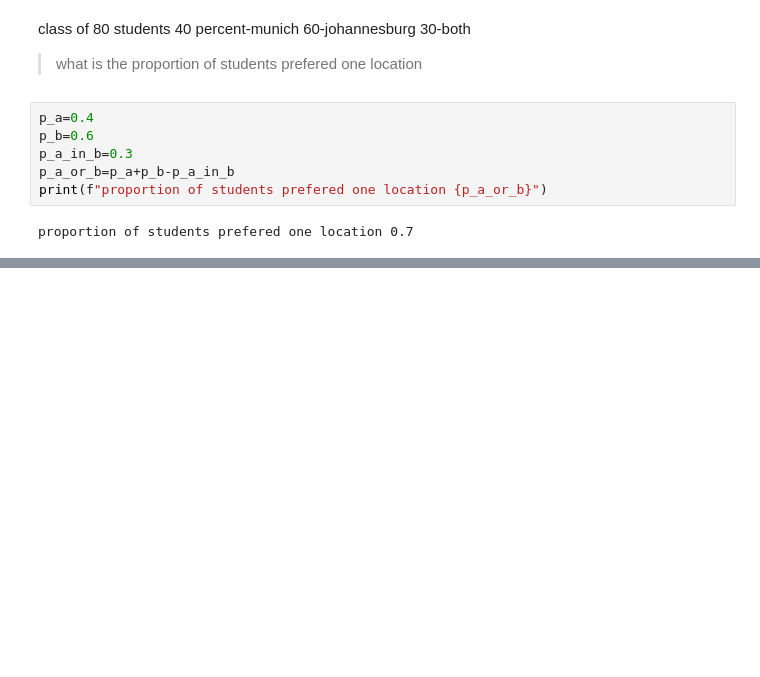
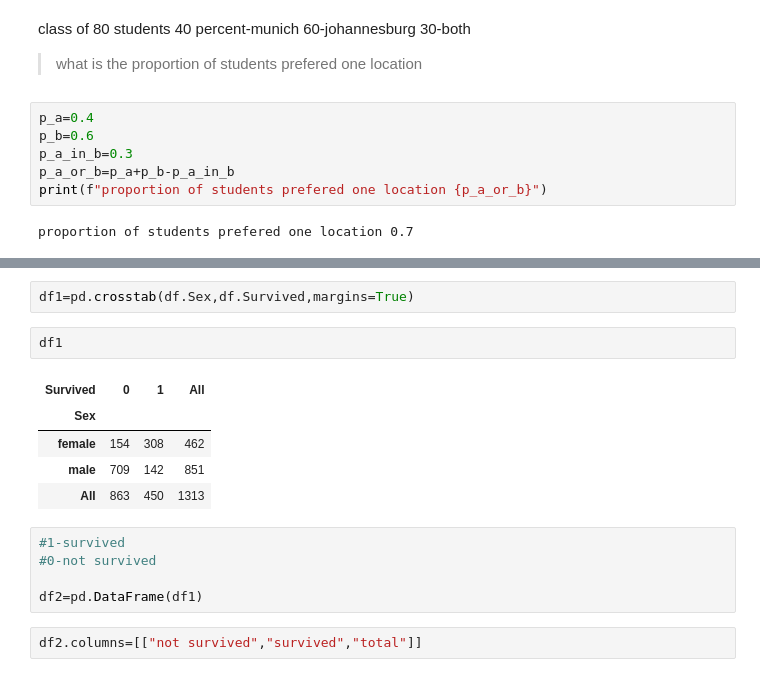
Before and after one commit to fathimar33/python_programs, a Jupyter notebook: python2.ipynb, the cells around one changed output, grey strips where cells are left out. Saved outputs shown, nothing was run; the diff lists cells and outputs as text; blank space fills up the shorter version.

```diff
--- a/python2.ipynb
+++ b/python2.ipynb
@@ -83,0 +104,17 @@ proportion of students prefered one location 0.7
+# %%
+df1=pd.crosstab(df.Sex,df.Survived,margins=True)
+# %%
+df1
+# %% [output]
+| Survived | 0 | 1 | All |
+| Sex |  |  |  |
+| female | 154 | 308 | 462 |
+| male | 709 | 142 | 851 |
+| All | 863 | 450 | 1313 |
+# %%
+#1-survived
+#0-not survived
+
+df2=pd.DataFrame(df1)
+# %%
+df2.columns=[["not survived","survived","total"]]
```
Also changed, not shown: parts of 33 cells of this notebook.
